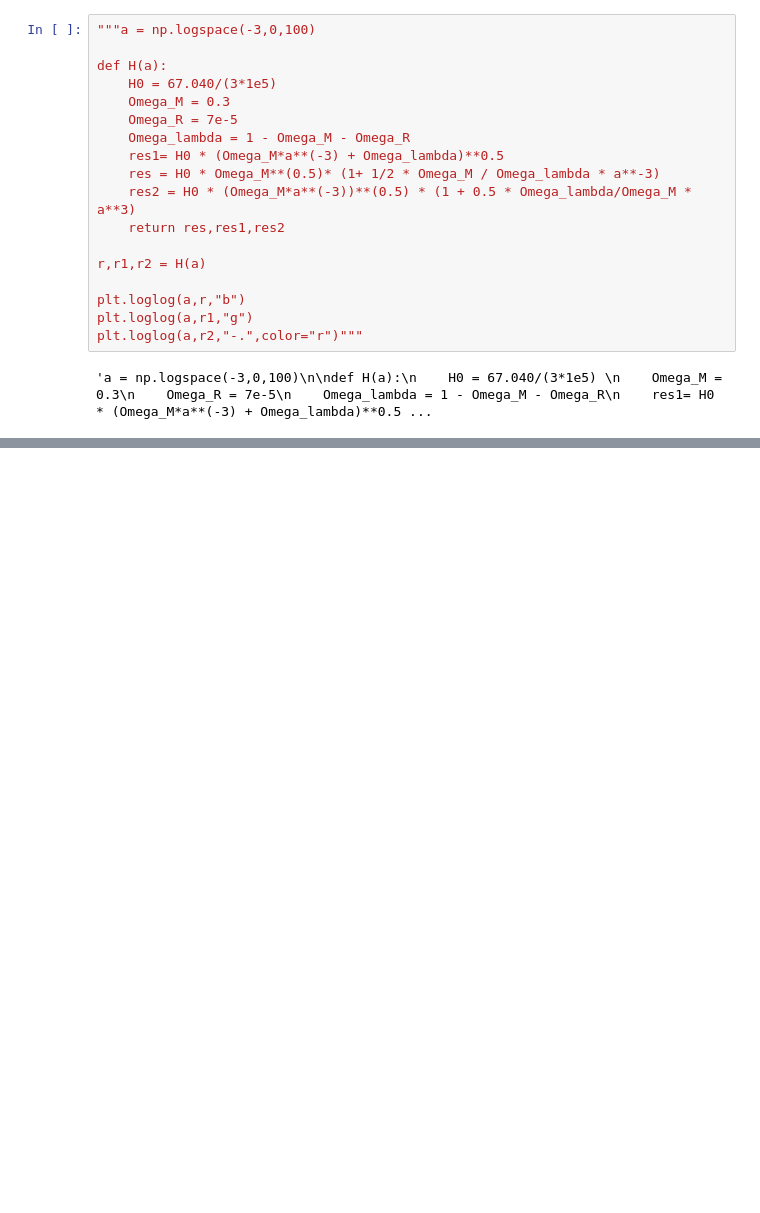
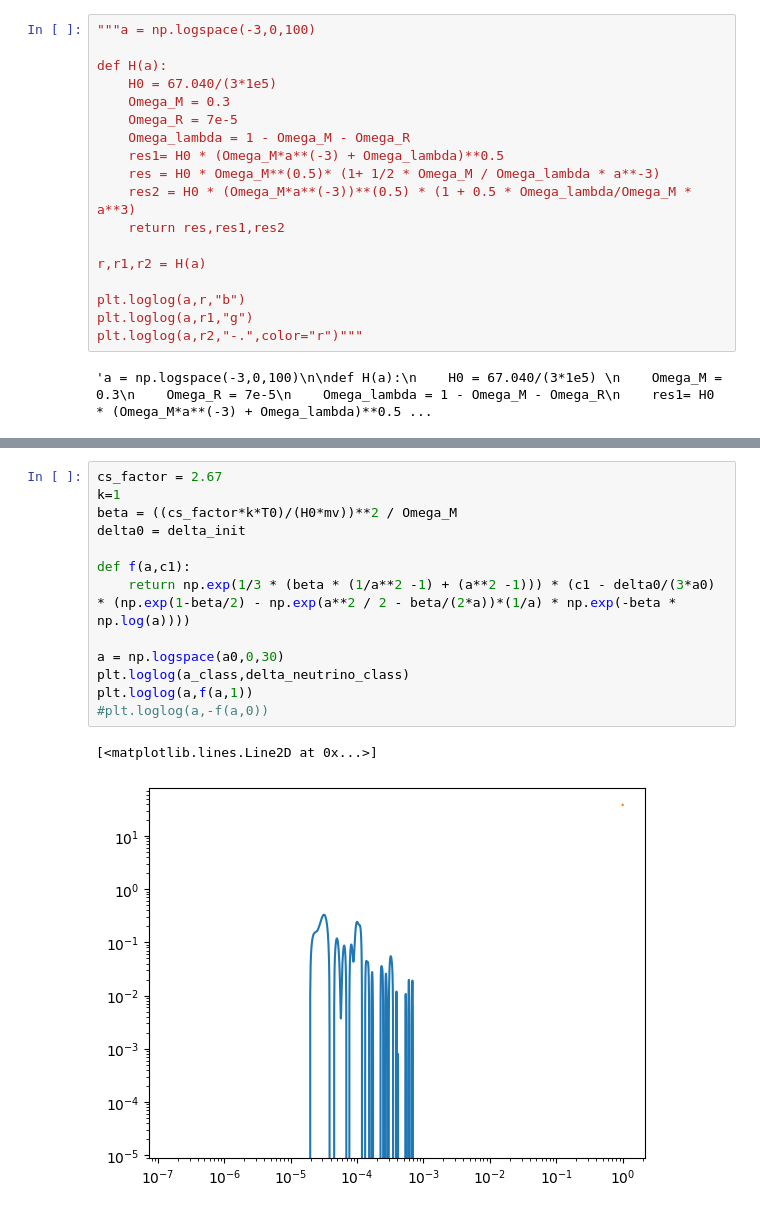
Before and after one commit to eriksteenberg/Power-spectrum-Test, a Jupyter notebook: Samlet vs. seperate diff. eq. bonus - Det er her magien sker.ipynb, the cells around one changed output, grey strips where cells are left out. Saved outputs shown, nothing was run; the diff lists cells and outputs as text; blank space fills up the shorter version.

```diff
--- a/Samlet vs. seperate diff. eq. bonus - Det er her magien sker.ipynb
+++ b/Samlet vs. seperate diff. eq. bonus - Det er her magien sker.ipynb
@@ -723,0 +837,16 @@ plt.loglog(a,r2,"-.",color="r")"""
+# %%
+cs_factor = 2.67
+k=1
+beta = ((cs_factor*k*T0)/(H0*mv))**2 / Omega_M
+delta0 = delta_init
+
+def f(a,c1):
+    return np.exp(1/3 * (beta * (1/a**2 -1) + (a**2 -1))) * (c1 - delta0/(3*a0) * (np.exp(1-beta/2) - np.exp(a**2 / 2 - beta/(2*a))*(1/a) * np.exp(-beta * np.log(a))))
+
+a = np.logspace(a0,0,30)
+plt.loglog(a_class,delta_neutrino_class)
+plt.loglog(a,f(a,1))
+#plt.loglog(a,-f(a,0))
+# %% [output]
+[<matplotlib.lines.Line2D at 0x...>]
+[figure, added]
```
Also changed, not shown: parts of 9 cells of this notebook.
